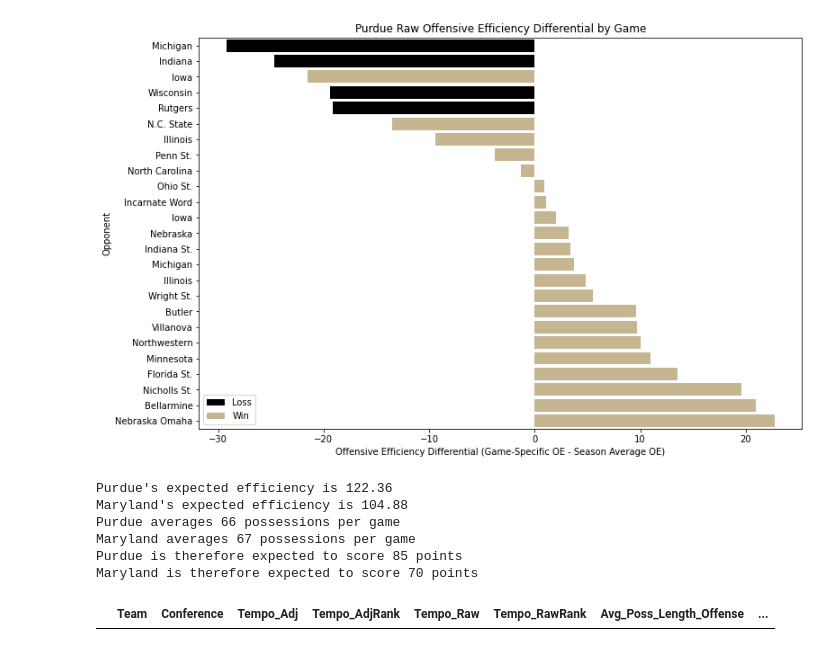
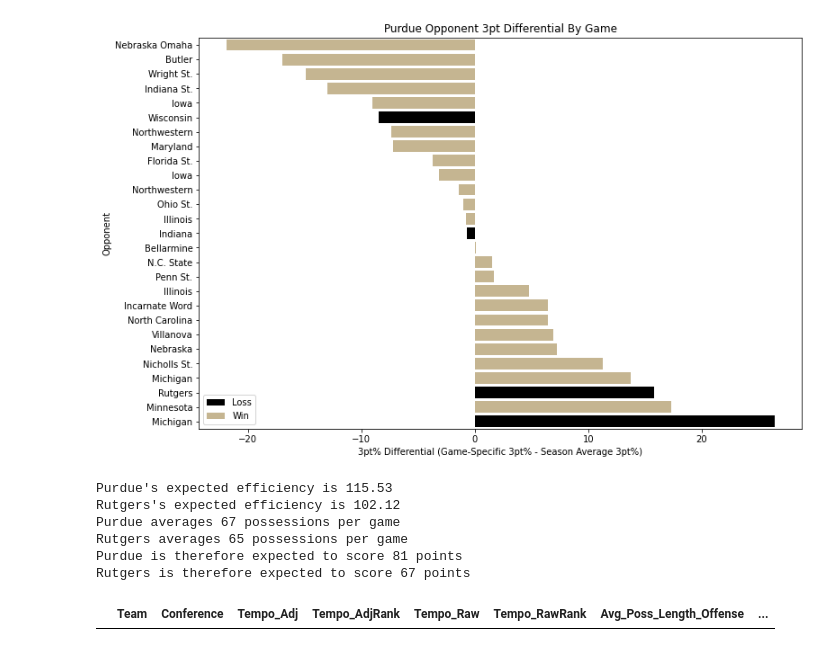
Before and after one commit to fmathews11/College_Basketball_Functions, a Jupyter notebook: Pulling_Gameplan_From_Kenpom.ipynb, the cells around one changed output. Cells and saved outputs as stored; diff of their text form; code cells hidden in the pictures.

```diff
--- a/Pulling_Gameplan_From_Kenpom.ipynb
+++ b/Pulling_Gameplan_From_Kenpom.ipynb
@@ -8,7 +8,7 @@ from bs4 import BeautifulSoup
 from kenpompy.utils import login
 warnings.filterwarnings("ignore")
 # %%
-browser = login()
+browser = login('fmathews@gmail.com','passwordd1')
 def get_team_gameplan(browser,team):
 
   #Pull in HTML
@@ -61,9 +61,9 @@ def get_team_gameplan(browser,team):
               'Defense_TO%',
               'Defense_OR%',
               'Defense_FTR',
+              'Defense_2P',
               'Defense_2P%',
-              'Defense_2P%',
-              'Defense_3P%',
+              'Defense_3P',
               'Defense_3P%',
               'Defense_3PA%',
               'Score']
@@ -75,7 +75,7 @@ def get_team_gameplan(browser,team):
    try:
      df[i] = pd.to_numeric(df[i])
    except:
-     pass
+     continue
 
   return df
 # %%
@@ -117,0 +110,3 @@ sum_df[sum_df.Team == 'Purdue']
+# %%
+target_df = df[['Date','Opponent','Defense_3P%','Result']]
+target_df.head()
@@ -117,0 +120,5 @@ sum_df[sum_df.Team == 'Purdue']
+# %%
+stats_df = kp.get_teamstats(browser,2022)
+target_df['3_season_average'] = target_df.Opponent.map(dict(zip(stats_df.Team,stats_df['3P%']))).astype(float)
+target_df['3pt_differential'] = target_df['Defense_3P%'] - target_df['3_season_average']
+target_df
@@ -118,24 +147,24 @@ sum_df[sum_df.Team == 'Purdue']
 # %%
 plt.figure(figsize = (12,8))
-g = sns.barplot(data = target_df,
-            x = "Efficiency_Differential",
+g = sns.barplot(data = target_df.sort_values('3pt_differential'),
+            x = "3pt_differential",
             y = 'Date',
             hue = 'Result',
             orient = "h",
             dodge = False,
             ci = None,
             palette = ["#000000","#CEB888"])
 plt.legend(labels = ['Loss','Win'])
-plt.title("Purdue Raw Offensive Efficiency Differential by Game",size = 12A)
-plt.xlabel("Offensive Efficiency Differential (Game-Specific OE - Season Average OE)")
-plt.yticks(ticks = [i for i in range(len(target_df))],labels = target_df.Opponent)
+plt.title("Purdue Opponent 3pt Differential By Game",size = 12)
+plt.xlabel("3pt% Differential (Game-Specific 3pt% - Season Average 3pt%)")
+plt.yticks(ticks = [i for i in range(len(target_df))],labels = target_df.sort_values('3pt_differential').Opponent)
 plt.ylabel("Opponent")
 plt.show();
 # %% [output]
-[figure, old version]
+[figure, new version]
 # %%
 team_1 = 'Purdue'
-team_2 = 'Maryland'
+team_2 = 'Rutgers'
 
 sum_df = sum_df_.copy()
 for i in sum_df.columns:
@@ -170,12 +199,12 @@ print(f"{team_2} averages {round(team_2_tempo)} possessions per game")
 print(f"{team_1} is therefore expected to score {round((team_1_tempo)*(team_1_off_adj/100)+3.75)} points")
 print(f"{team_2} is therefore expected to score {round((team_2_tempo)*(team_2_off_adj/100))} points")
 # %% [output]
-Purdue's expected efficiency is 122.36
-Maryland's expected efficiency is 104.88
-Purdue averages 66 possessions per game
-Maryland averages 67 possessions per game
-Purdue is therefore expected to score 85 points
-Maryland is therefore expected to score 70 points
+Purdue's expected efficiency is 115.53
+Rutgers's expected efficiency is 102.12
+Purdue averages 67 possessions per game
+Rutgers averages 65 possessions per game
+Purdue is therefore expected to score 81 points
+Rutgers is therefore expected to score 67 points
 # %%
 # %% [output]
 |  | Team | Conference | Tempo_Adj | Tempo_AdjRank | Tempo_Raw | Tempo_RawRank | Avg_Poss_Length_Offense | ... |
```
Also changed, not shown: parts of 6 cells of this notebook.
